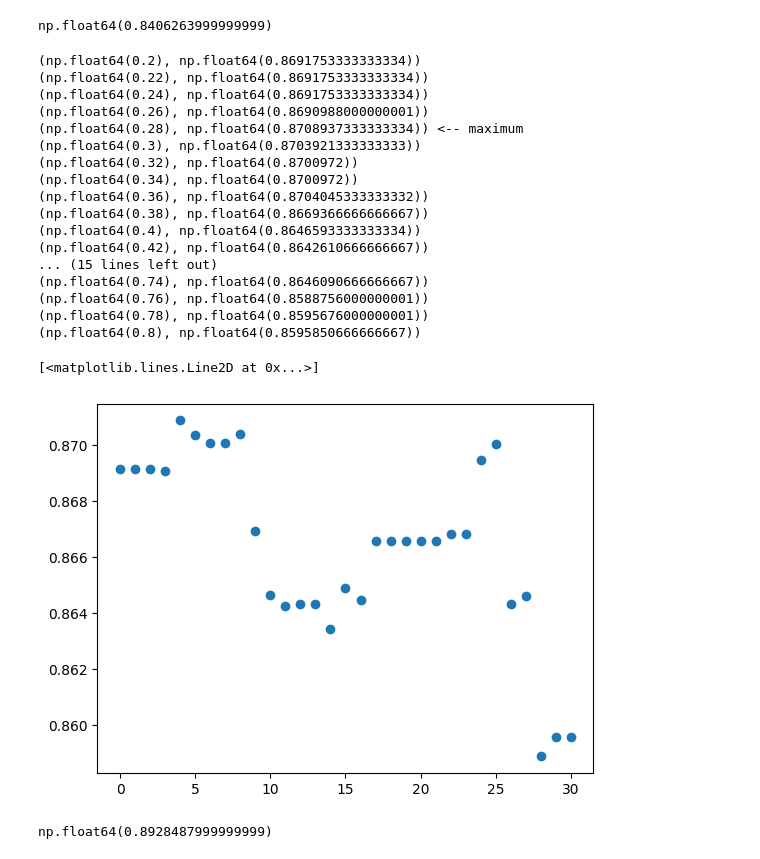
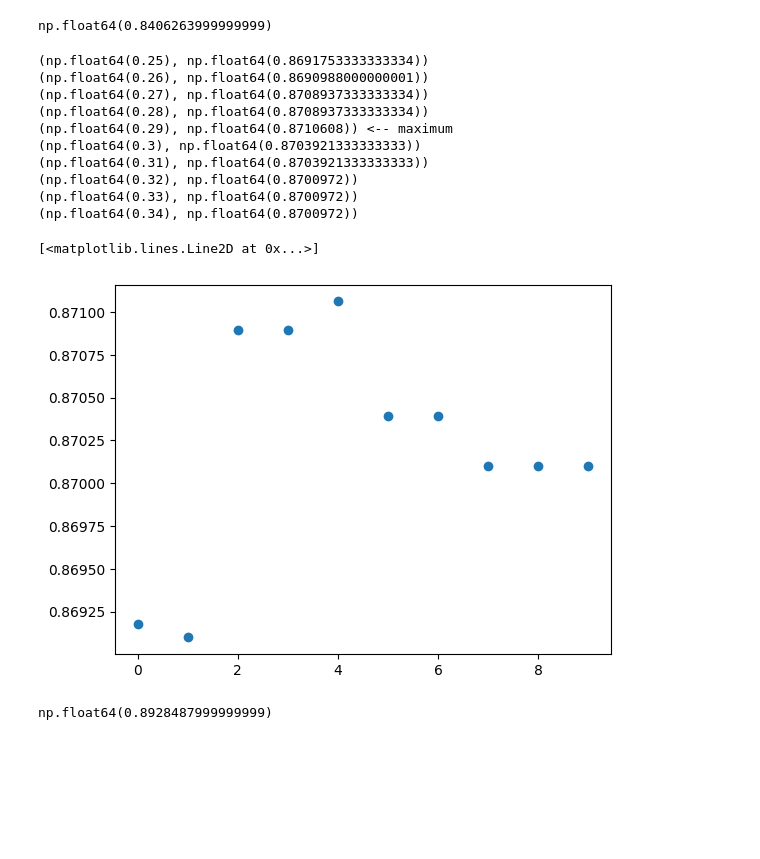
Before and after one commit to JaasperK/oracle, a Jupyter notebook: notebooks/oracle.ipynb, the cells around one changed output. Cells and saved outputs as stored; diff of their text form; code cells hidden in the pictures; blank space fills up the shorter version.

```diff
--- a/notebooks/oracle.ipynb
+++ b/notebooks/oracle.ipynb
@@ -48,7 +48,7 @@ def covering_scores_for_dist(dist: str) -> list[float]:
 # %%
 dist_measures = ["znormed_euclidean_distance", "cinvariant_euclidean_distance", "euclidean_distance"]
 
-cov_path = "./cov_scores.csv"
+cov_path = "../data/cov_scores.csv"
 if os.path.exists(cov_path):
     df = pd.read_csv(cov_path)
 else:
@@ -397,43 +399,36 @@ dataset_scores.euclidean_distance.mean()
 np.float64(0.8406263999999999)
 # %%
 threshhold_covering_scores = []
-r = np.arange(0.2, 0.8, 0.02)
+r = np.arange(0.25, 0.35, 0.01)
 for mu_threshhold in r:
     picks = []
     for idx, (dataset, std_mu, std_o, dm) in spread.iterrows():
         if std_mu <= mu_threshhold:
             picks.append("cid")
         else:
             picks.append("zed")
     cov = evaluate_picks(picks)
     threshhold_covering_scores.append(cov)
 
 for e in zip(np.round(r, 2), threshhold_covering_scores):
     if e[1] == np.max(threshhold_covering_scores):
         print(e, "<-- maximum")
     else:
         print(e)
 plt.plot(threshhold_covering_scores, "o")
 # %% [output]
-(np.float64(0.2), np.float64(0.8691753333333334))
-(np.float64(0.22), np.float64(0.8691753333333334))
-(np.float64(0.24), np.float64(0.8691753333333334))
+(np.float64(0.25), np.float64(0.8691753333333334))
 (np.float64(0.26), np.float64(0.8690988000000001))
-(np.float64(0.28), np.float64(0.8708937333333334)) <-- maximum
+(np.float64(0.27), np.float64(0.8708937333333334))
+(np.float64(0.28), np.float64(0.8708937333333334))
+(np.float64(0.29), np.float64(0.8710608)) <-- maximum
 (np.float64(0.3), np.float64(0.8703921333333333))
+(np.float64(0.31), np.float64(0.8703921333333333))
 (np.float64(0.32), np.float64(0.8700972))
+(np.float64(0.33), np.float64(0.8700972))
 (np.float64(0.34), np.float64(0.8700972))
-(np.float64(0.36), np.float64(0.8704045333333332))
-(np.float64(0.38), np.float64(0.8669366666666667))
-(np.float64(0.4), np.float64(0.8646593333333334))
-(np.float64(0.42), np.float64(0.8642610666666667))
-... (15 lines left out)
-(np.float64(0.74), np.float64(0.8646090666666667))
-(np.float64(0.76), np.float64(0.8588756000000001))
-(np.float64(0.78), np.float64(0.8595676000000001))
-(np.float64(0.8), np.float64(0.8595850666666667))
 [<matplotlib.lines.Line2D at 0x...>]
-[figure, old version]
+[figure, new version]
 # %%
 optimum.mean()
 # %% [output]
```
Also changed, not shown: parts of 23 cells of this notebook, 2 other files.
